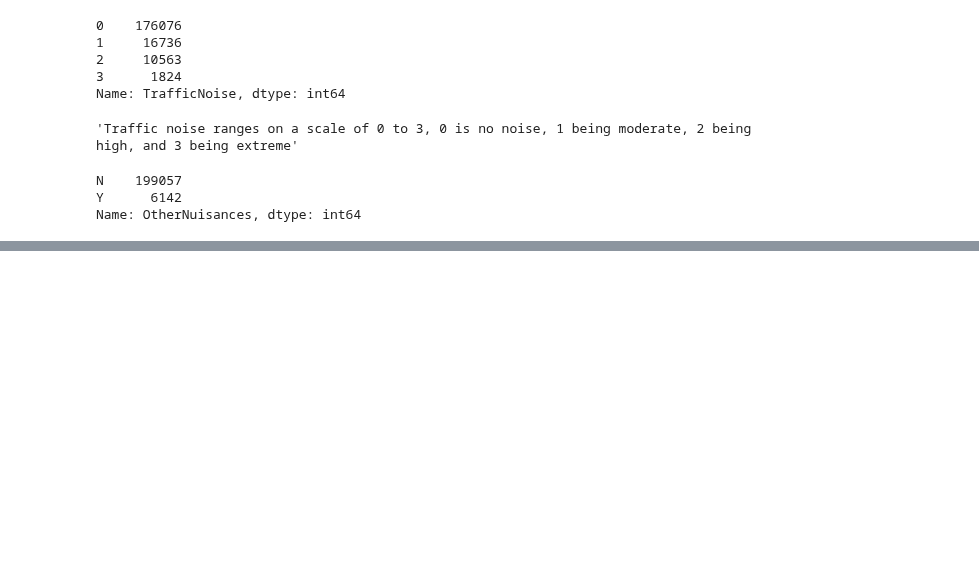
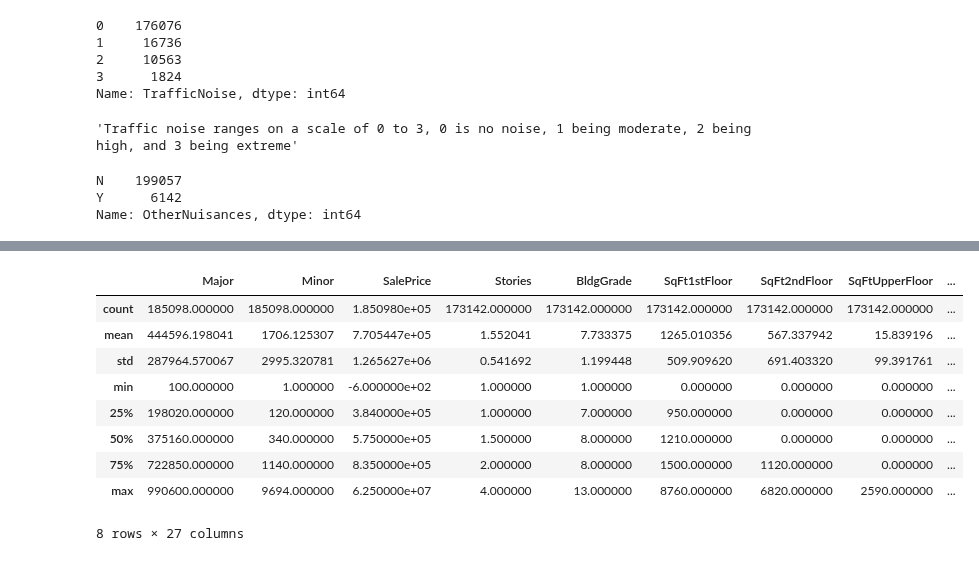
Before and after one commit to samtuleen/King-County-Home-Price-Predictors, a Jupyter notebook: notebooks/exploratory/Data Clean Up.ipynb, the cells around one changed output, grey strips where cells are left out. Saved outputs shown, nothing was run; the diff lists cells and outputs as text; code cells hidden in the pictures; blank space fills up the shorter version.

```diff
--- a/notebooks/exploratory/Data Clean Up.ipynb
+++ b/notebooks/exploratory/Data Clean Up.ipynb
@@ -71,0 +176,3 @@ memory usage: 38.8+ MB
+# %%
+housing_data.drop(rearrangement, axis=1, inplace=True)
+housing_data.head(2)
@@ -103,3 +214,8 @@ parcel['OtherNuisances'].value_counts()
 N    199057
 Y      6142
 Name: OtherNuisances, dtype: int64
+# %%
+#Replacing 'N' with 0 and 'Y' with 1 (No/Yes) for easy plotting
+parcel['OtherNuisances']=parcel['OtherNuisances'].replace('N',0)
+parcel['OtherNuisances']=parcel['OtherNuisances'].replace('Y',1)
+parcel['OtherNuisances'].value_counts()
@@ -105,0 +228,3 @@ Name: OtherNuisances, dtype: int64
+# %%
+house_data = pd.merge(sale_info, housing_data,  how='left', left_on=['Major','Minor'], right_on = ['Major','Minor'])
+house_data.head()
@@ -105,0 +259,3 @@ Name: OtherNuisances, dtype: int64
+# %%
+house_data = pd.merge(house_data, parcel,  how='left', left_on=['Major','Minor'], right_on = ['Major','Minor'])
+house_data.head()
@@ -105,0 +270,13 @@ Name: OtherNuisances, dtype: int64
+# %%
+house_data.describe()
+# %% [output]
+|  | Major | Minor | SalePrice | Stories | BldgGrade | SqFt1stFloor | SqFt2ndFloor | SqFtUpperFloor | ... |
+| count | 185098.000000 | 185098.000000 | 1.850980e+05 | 173142.000000 | 173142.000000 | 173142.000000 | 173142.000000 | 173142.000000 | ... |
+| mean | 444596.198041 | 1706.125307 | 7.705447e+05 | 1.552041 | 7.733375 | 1265.010356 | 567.337942 | 15.839196 | ... |
+| std | 287964.570067 | 2995.320781 | 1.265627e+06 | 0.541692 | 1.199448 | 509.909620 | 691.403320 | 99.391761 | ... |
+| min | 100.000000 | 1.000000 | -6.000000e+02 | 1.000000 | 1.000000 | 0.000000 | 0.000000 | 0.000000 | ... |
+| 25% | 198020.000000 | 120.000000 | 3.840000e+05 | 1.000000 | 7.000000 | 950.000000 | 0.000000 | 0.000000 | ... |
+| 50% | 375160.000000 | 340.000000 | 5.750000e+05 | 1.500000 | 8.000000 | 1210.000000 | 0.000000 | 0.000000 | ... |
+| 75% | 722850.000000 | 1140.000000 | 8.350000e+05 | 2.000000 | 8.000000 | 1500.000000 | 1120.000000 | 0.000000 | ... |
+| max | 990600.000000 | 9694.000000 | 6.250000e+07 | 4.000000 | 13.000000 | 8760.000000 | 6820.000000 | 2590.000000 | ... |
+8 rows × 27 columns
```
Also changed, not shown: parts of 21 cells of this notebook.
